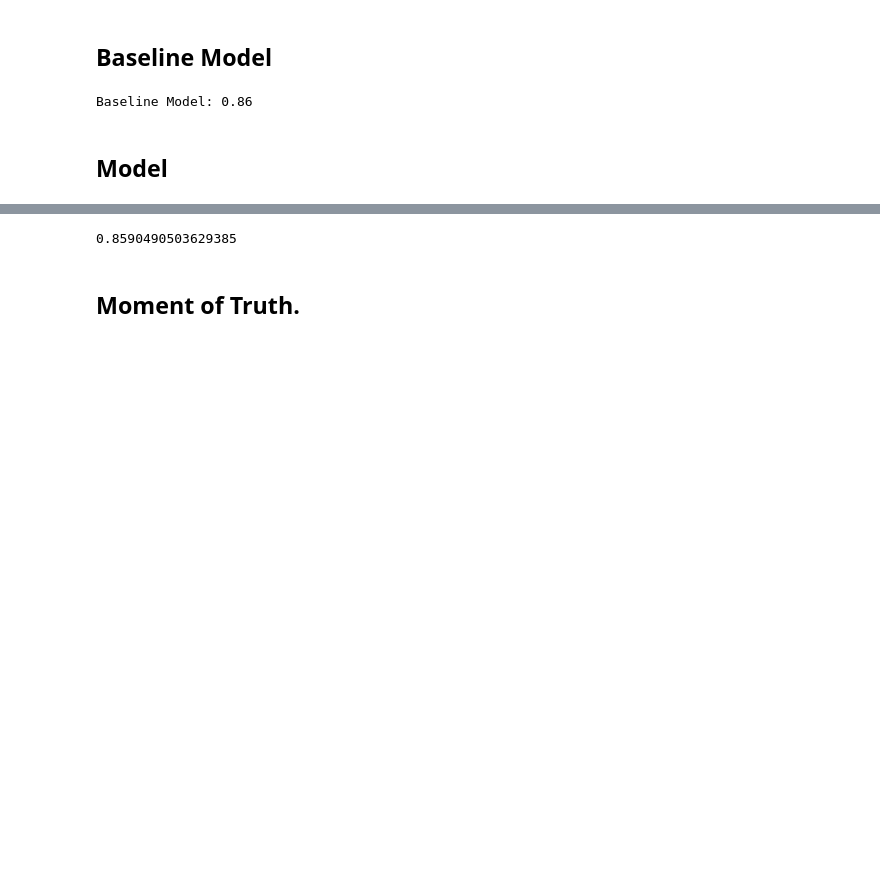
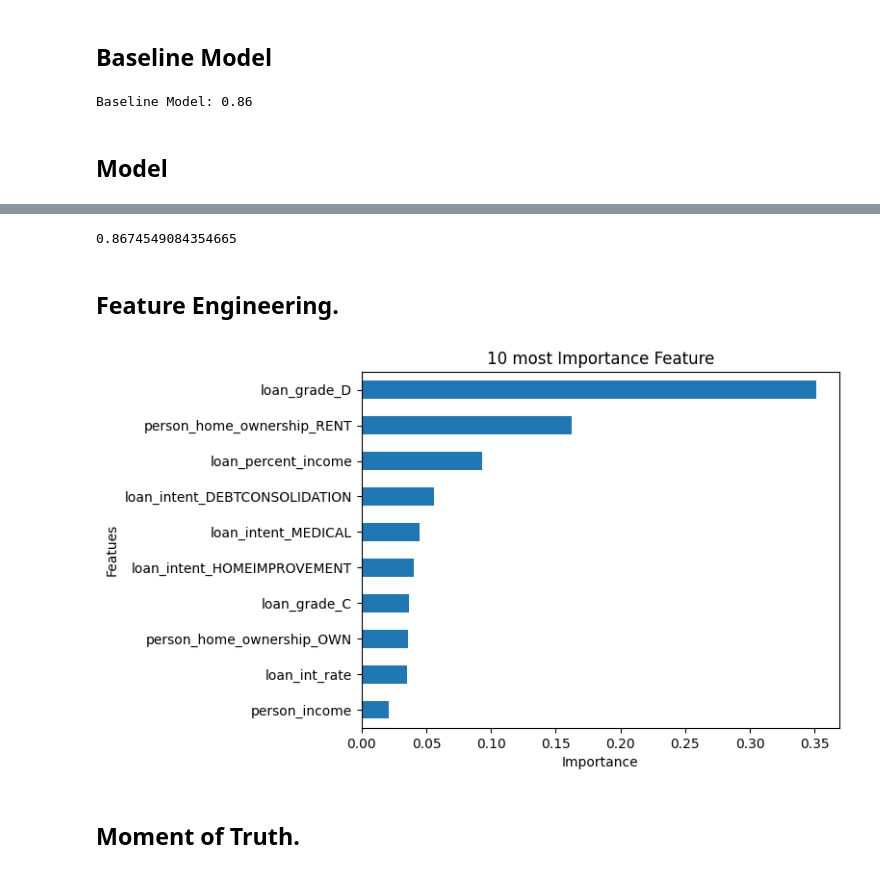
Before and after one commit to Hopesb/Loan-Approval-Prediction, a Jupyter notebook: loan-approval-prediction.ipynb, the cells around one changed output, grey strips where cells are left out. Drawn from its saved outputs; the diff is of its cells as text; code cells hidden in the pictures; blank space fills up the shorter version.

```diff
--- a/loan-approval-prediction.ipynb
+++ b/loan-approval-prediction.ipynb
@@ -203,7 +203,7 @@ Baseline Model: 0.86
 lgbm = make_pipeline(
     OneHotEncoder(use_cat_names=True),
     MinMaxScaler(),
-    LGBMClassifier(random_state=42, verbose=-1)
+    XGBClassifier(random_state=42)
 )
 lgbm.fit(X_train, y_train)
 # %% [output]
@@ -219,7 +228,19 @@ Pipeline(steps=[('onehotencoder',
 y_test_pred= lgbm.predict(X_test)
 roc_auc_score(y_test, y_test_pred)
 # %% [output]
-0.8590490503629385
+0.8674549084354665
+# %% [markdown]
+## Feature Engineering.
+# %%
+output = 10
+feat= lgbm.named_steps["onehotencoder"].get_feature_names()
+imp = lgbm.named_steps["xgbclassifier"].feature_importances_
+pd.Series(imp, index=feat).sort_values().tail(output).plot(kind="barh")
+plt.title(f"{output} most Importance Feature")
+plt.ylabel("Featues")
+plt.xlabel("Importance");
+# %% [output]
+[figure, added]
 # %% [markdown]
 ## Moment of Truth.
 # %%
```
Also changed, not shown: parts of 2 cells of this notebook.
